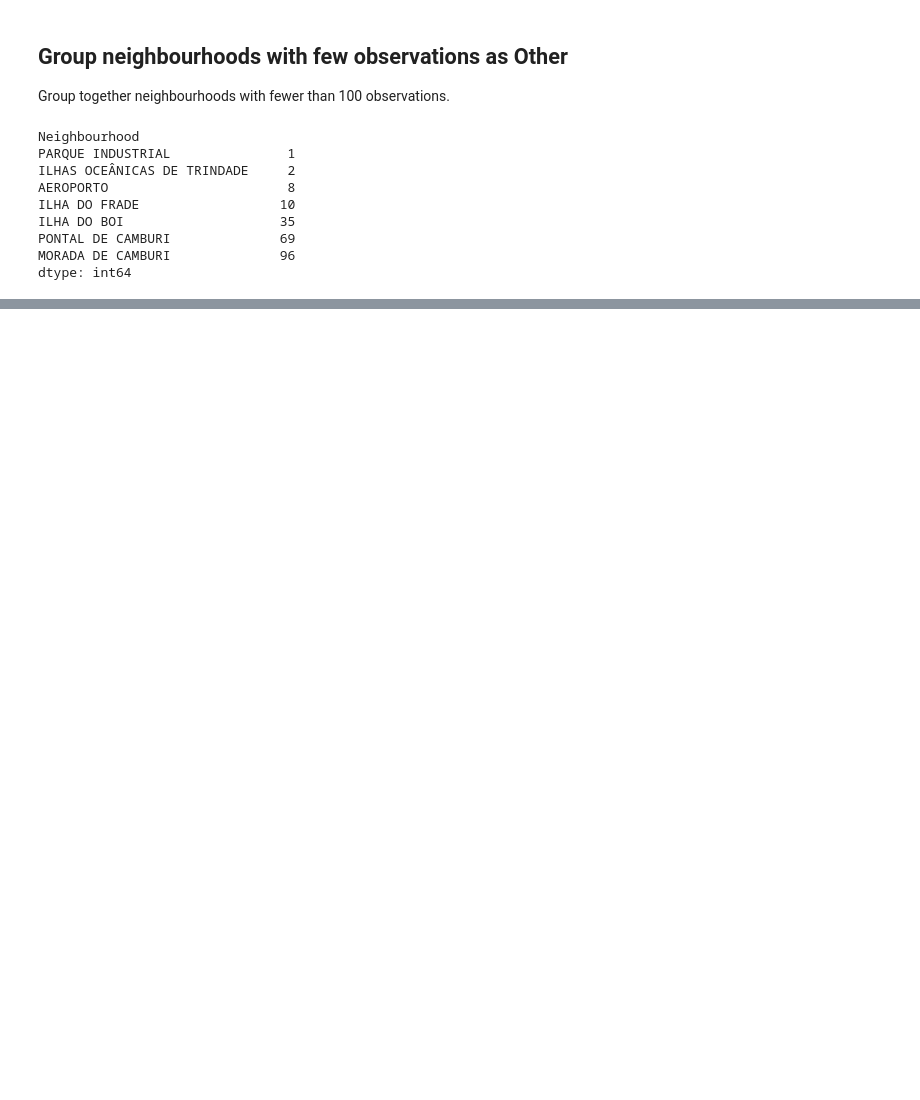
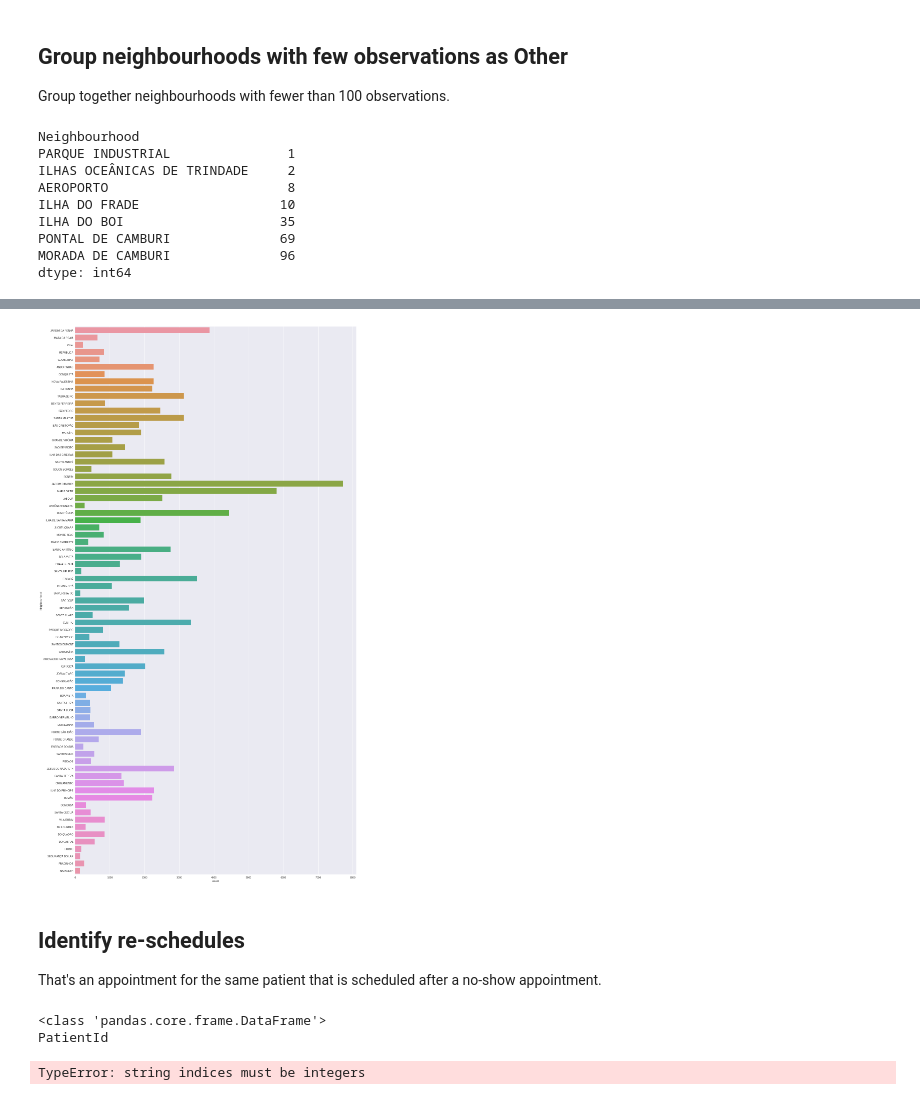
Before and after one commit to pisarenko-net/machine-learning, a Jupyter notebook: no-show-hospital/Appointment noshow - Feature Engineering.ipynb, the cells around one changed output, grey strips where cells are left out. Saved outputs shown, nothing was run; the diff lists cells and outputs as text; code cells hidden in the pictures; blank space fills up the shorter version.

Commit message:
Group neighborhoods with few observations, begin with re-schedule identification

```diff
--- a/no-show-hospital/Appointment noshow - Feature Engineering.ipynb
+++ b/no-show-hospital/Appointment noshow - Feature Engineering.ipynb
@@ -69,7 +83,8 @@ df['days_between'] = df.apply(days_between, axis=1)
 Group together neighbourhoods with fewer than 100 observations.
 # %%
 sizes = df.groupby('Neighbourhood').size().sort_values()
-sizes[sizes < 100]
+small_size = sizes[sizes < 100]
+small_size
 # %% [output]
 Neighbourhood
 PARQUE INDUSTRIAL               1
@@ -81,4 +96,4 @@ PONTAL DE CAMBURI              69
 MORADA DE CAMBURI              96
 dtype: int64
 # %%
-df.replace(to_replace=[''])
+df.replace(to_replace=small_size.keys(), inplace=True, value='OTHER')
@@ -84,0 +110,34 @@ df.replace(to_replace=[''])
+# %%
+fig, ax = plt.subplots(figsize=(20, 40))
+sns.countplot(y='Neighbourhood', data=df)
+plt.show()
+# %% [output]
+[figure, added]
+# %% [markdown]
+## Identify re-schedules
+
+That's an appointment for the same patient that is scheduled after a no-show appointment.
+# %%
+# new variable indicates if previous appointment was a no-show
+df.PrevNoShow = False
+# go through all patients and all of their appointments
+grouped = df.groupby('PatientId')
+for name, group in grouped:
+    sorted_by_appointment = group.sort_values(by='AppointmentDay')
+    prev_no_show = False
+    print(type(sorted_by_appointment))
+    for appointment in sorted_by_appointment:
+        print(appointment)
+        if prev_no_show:
+            appointment.PrevNoShow = True
+
+        if appointment['No-show']:
+            prev_no_show = True
+        else:
+            prev_no_show = False
+
+    print(len(group))
+# %% [output]
+<class 'pandas.core.frame.DataFrame'>
+PatientId
+TypeError: string indices must be integers
```
Also changed, not shown: parts of 3 cells of this notebook.
